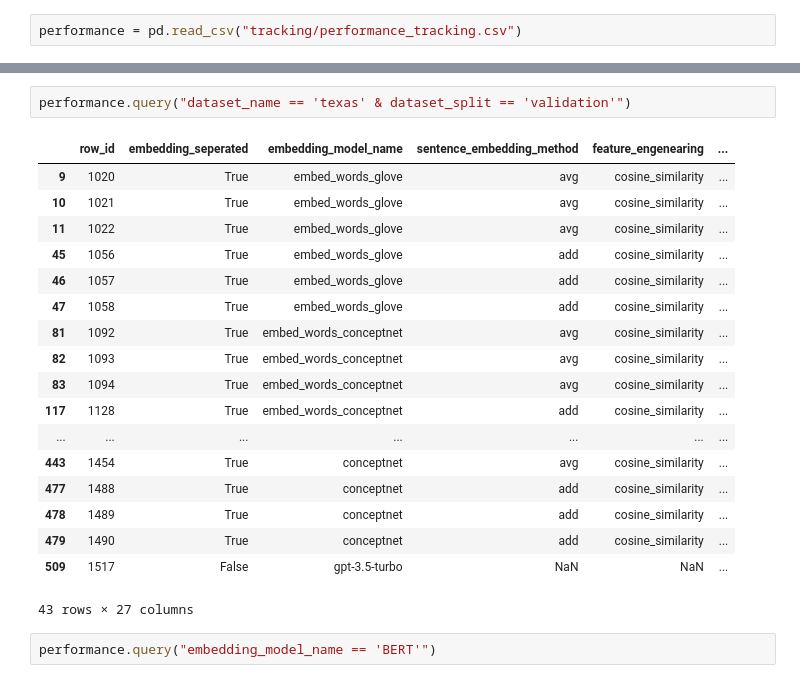
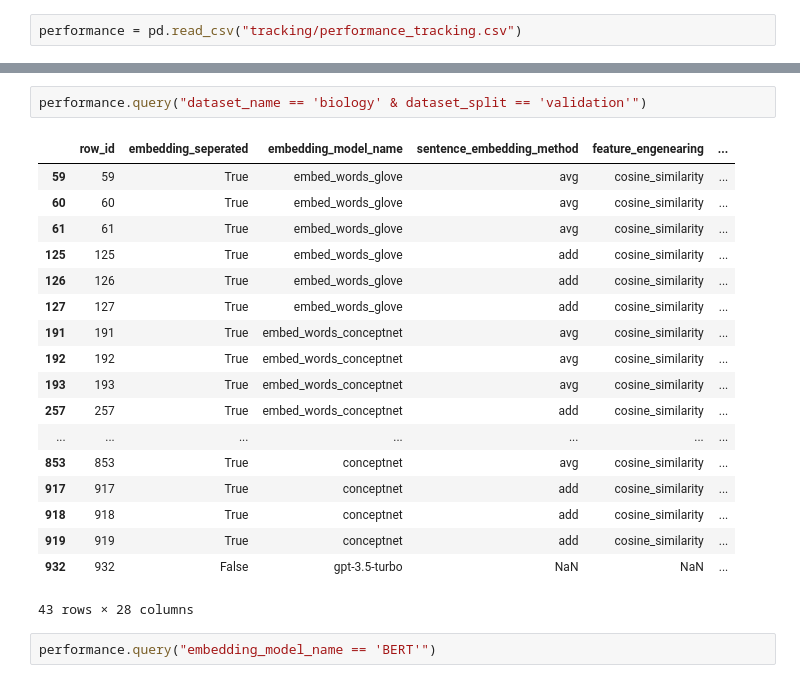
Before and after one commit to OlafVrijmoet/Thesis, a Jupyter notebook: performance_tracking/restuls_insights_test.ipynb, the cells around one changed output, grey strips where cells are left out. Saved outputs shown, nothing was run; the diff lists cells and outputs as text.

```diff
--- a/performance_tracking/restuls_insights_test.ipynb
+++ b/performance_tracking/restuls_insights_test.ipynb
@@ -5,24 +17,24 @@ performance = pd.read_csv("tracking/performance_tracking.csv")
 # %%
-performance.query("dataset_name == 'texas' & dataset_split == 'validation'")
+performance.query("dataset_name == 'biology' & dataset_split == 'validation'")
 # %% [output]
 |  | row_id | embedding_seperated | embedding_model_name | sentence_embedding_method | feature_engenearing | ... |
-| 9 | 1020 | True | embed_words_glove | avg | cosine_similarity | ... |
-| 10 | 1021 | True | embed_words_glove | avg | cosine_similarity | ... |
-| 11 | 1022 | True | embed_words_glove | avg | cosine_similarity | ... |
-| 45 | 1056 | True | embed_words_glove | add | cosine_similarity | ... |
-| 46 | 1057 | True | embed_words_glove | add | cosine_similarity | ... |
-| 47 | 1058 | True | embed_words_glove | add | cosine_similarity | ... |
-| 81 | 1092 | True | embed_words_conceptnet | avg | cosine_similarity | ... |
-| 82 | 1093 | True | embed_words_conceptnet | avg | cosine_similarity | ... |
-| 83 | 1094 | True | embed_words_conceptnet | avg | cosine_similarity | ... |
-| 117 | 1128 | True | embed_words_conceptnet | add | cosine_similarity | ... |
+| 59 | 59 | True | embed_words_glove | avg | cosine_similarity | ... |
+| 60 | 60 | True | embed_words_glove | avg | cosine_similarity | ... |
+| 61 | 61 | True | embed_words_glove | avg | cosine_similarity | ... |
+| 125 | 125 | True | embed_words_glove | add | cosine_similarity | ... |
+| 126 | 126 | True | embed_words_glove | add | cosine_similarity | ... |
+| 127 | 127 | True | embed_words_glove | add | cosine_similarity | ... |
+| 191 | 191 | True | embed_words_conceptnet | avg | cosine_similarity | ... |
+| 192 | 192 | True | embed_words_conceptnet | avg | cosine_similarity | ... |
+| 193 | 193 | True | embed_words_conceptnet | avg | cosine_similarity | ... |
+| 257 | 257 | True | embed_words_conceptnet | add | cosine_similarity | ... |
 | ... | ... | ... | ... | ... | ... | ... |
-| 443 | 1454 | True | conceptnet | avg | cosine_similarity | ... |
-| 477 | 1488 | True | conceptnet | add | cosine_similarity | ... |
-| 478 | 1489 | True | conceptnet | add | cosine_similarity | ... |
-| 479 | 1490 | True | conceptnet | add | cosine_similarity | ... |
-| 509 | 1517 | False | gpt-3.5-turbo | NaN | NaN | ... |
+| 853 | 853 | True | conceptnet | avg | cosine_similarity | ... |
+| 917 | 917 | True | conceptnet | add | cosine_similarity | ... |
+| 918 | 918 | True | conceptnet | add | cosine_similarity | ... |
+| 919 | 919 | True | conceptnet | add | cosine_similarity | ... |
+| 932 | 932 | False | gpt-3.5-turbo | NaN | NaN | ... |
-43 rows × 27 columns
+43 rows × 28 columns
 # %%
 performance.query("embedding_model_name == 'BERT'")
 # %% [output]
```
Also changed, not shown: parts of 1 cell of this notebook, 13 other files.
